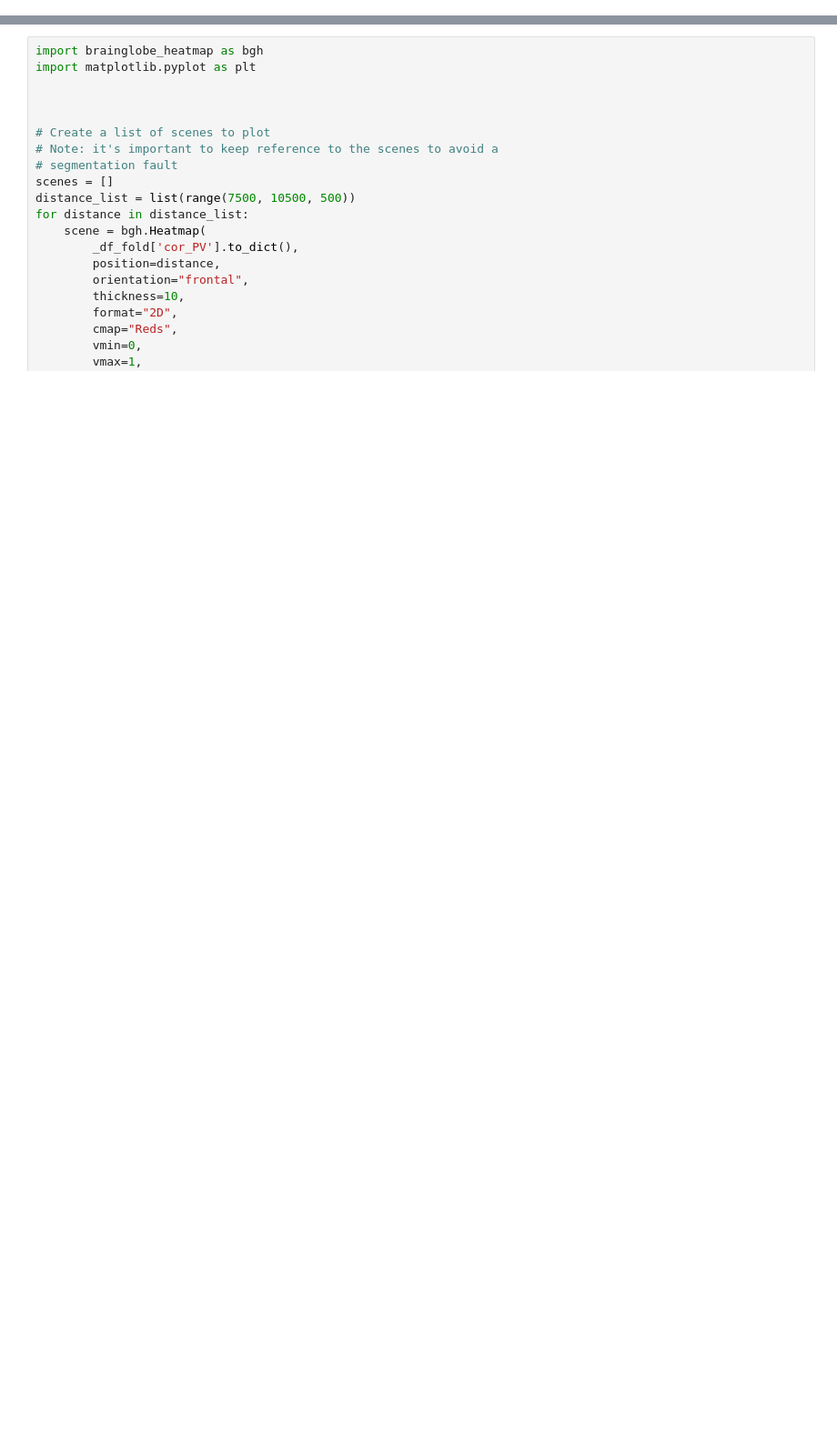
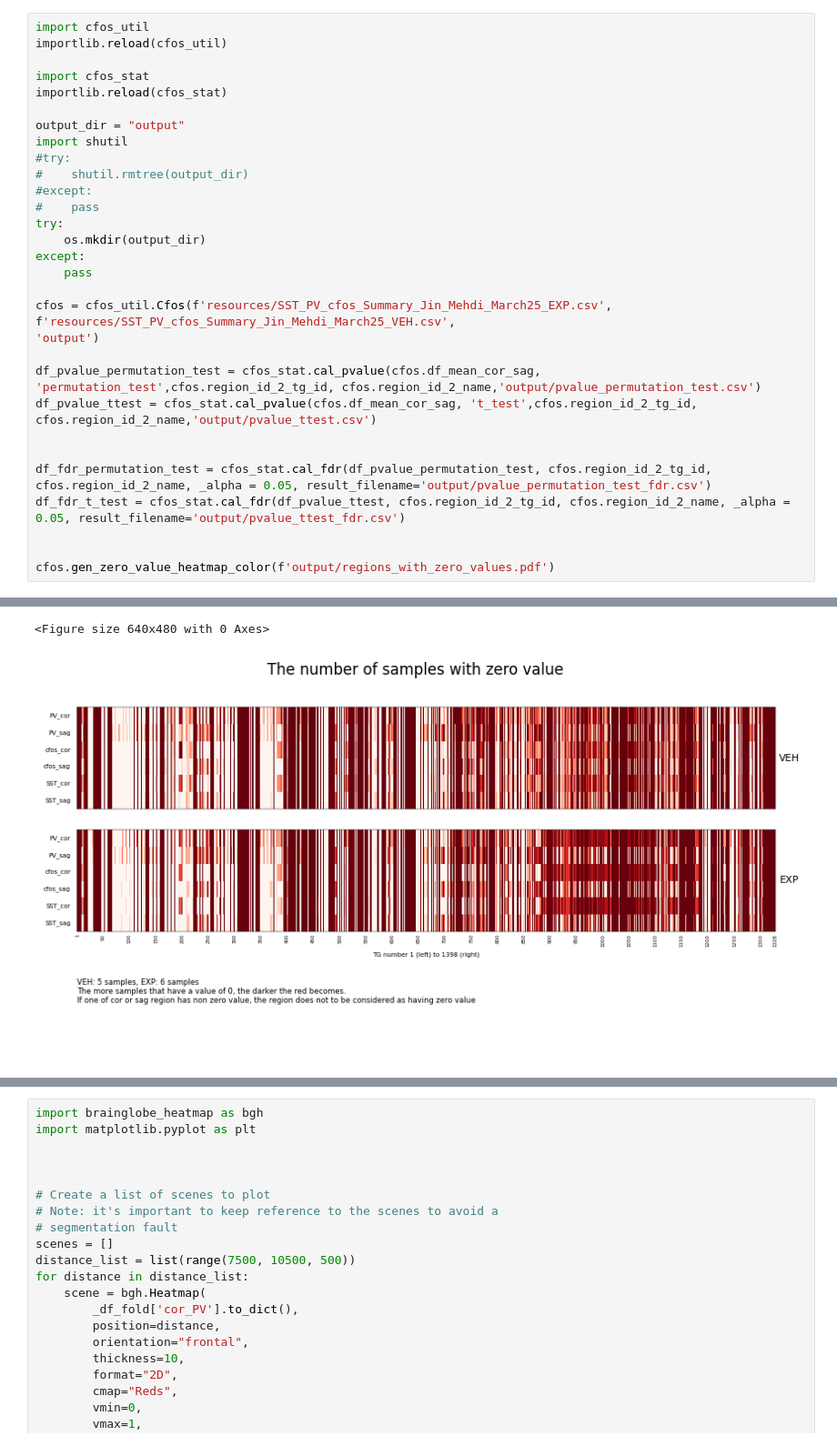
Before and after one commit to jhahncs/brain-slice-render, a Jupyter notebook: cfos/cfos_analysis.ipynb, the cells around one changed output, grey strips where cells are left out. Shown at 91% size. Drawn from its saved outputs; the diff is of its cells as text; blank space fills up the shorter version.

```diff
--- a/cfos/cfos_analysis.ipynb
+++ b/cfos/cfos_analysis.ipynb
@@ -1099,0 +31,32 @@ _df_fold.head()
+# %%
+import cfos_util
+importlib.reload(cfos_util)
+
+import cfos_stat
+importlib.reload(cfos_stat)
+
+output_dir = "output"
+import shutil
+#try:
+#    shutil.rmtree(output_dir)
+#except:
+#    pass
+try:
+    os.mkdir(output_dir)
+except:
+    pass
+
+cfos = cfos_util.Cfos(f'resources/SST_PV_cfos_Summary_Jin_Mehdi_March25_EXP.csv',
+f'resources/SST_PV_cfos_Summary_Jin_Mehdi_March25_VEH.csv',
+'output')
+
+df_pvalue_permutation_test = cfos_stat.cal_pvalue(cfos.df_mean_cor_sag, 'permutation_test',cfos.region_id_2_tg_id, cfos.region_id_2_name,'output/pvalue_permutation_test.csv')
+df_pvalue_ttest = cfos_stat.cal_pvalue(cfos.df_mean_cor_sag, 't_test',cfos.region_id_2_tg_id, cfos.region_id_2_name,'output/pvalue_ttest.csv')
+
+
+df_fdr_permutation_test = cfos_stat.cal_fdr(df_pvalue_permutation_test, cfos.region_id_2_tg_id, cfos.region_id_2_name, _alpha = 0.05, result_filename='output/pvalue_permutation_test_fdr.csv')
+df_fdr_t_test = cfos_stat.cal_fdr(df_pvalue_ttest, cfos.region_id_2_tg_id, cfos.region_id_2_name, _alpha = 0.05, result_filename='output/pvalue_ttest_fdr.csv')
+
+
+cfos.gen_zero_value_heatmap_color(f'output/regions_with_zero_values.pdf')
+# %% [output]
@@ -1099,0 +80,2 @@ _df_fold.head()
+<Figure size 640x480 with 0 Axes>
+[figure, added]
```
Also changed, not shown: parts of 47 cells of this notebook, 4 other files.
